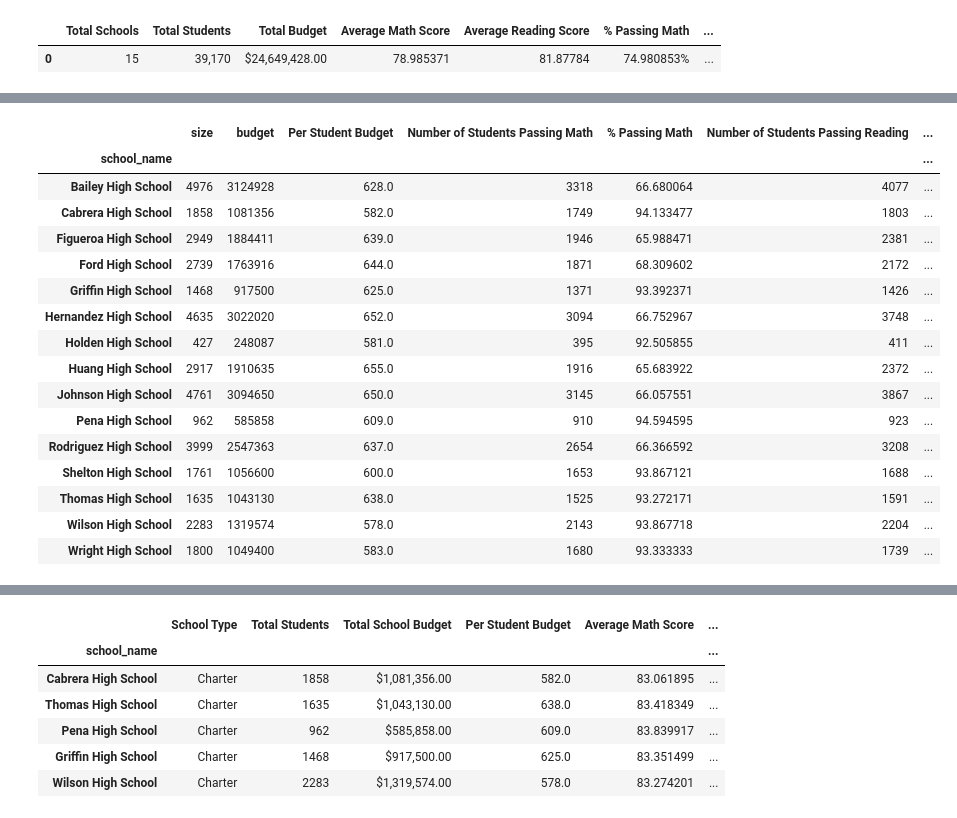
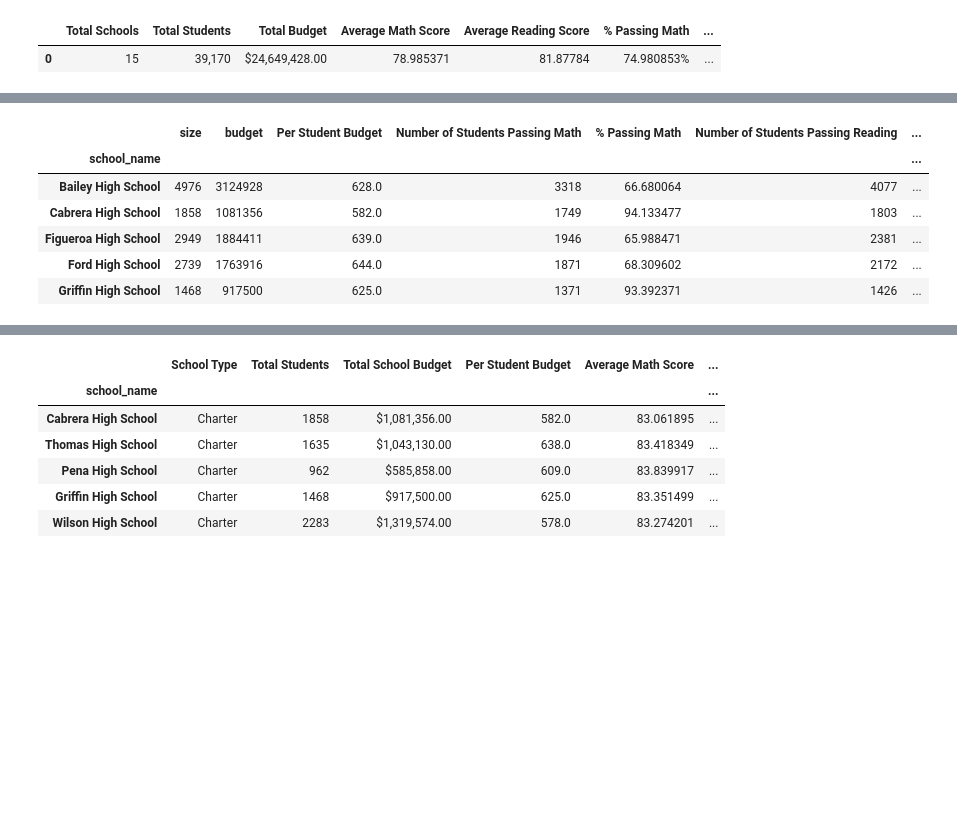
Before and after one commit to philipstubbs13/pandas-challenge, a Jupyter notebook: PyCitySchools/school_test_scores_analysis.ipynb, the cells around one changed output, grey strips where cells are left out. Cells and saved outputs as stored; diff of their text form; code cells hidden in the pictures; blank space fills up the shorter version.

```diff
--- a/PyCitySchools/school_test_scores_analysis.ipynb
+++ b/PyCitySchools/school_test_scores_analysis.ipynb
@@ -346,30 +304,20 @@ school_summary_merged
 # %%
 # Merge in average math and reading scores.
 school_summary_merged = pd.merge(
     school_summary_merged,
     school_comparison_average_scores,
     on=["school_name"]
 )
 
-school_summary_merged
+school_summary_merged.head()
 # %% [output]
 |  | size | budget | Per Student Budget | Number of Students Passing Math | % Passing Math | Number of Students Passing Reading | ... |
 | school_name |  |  |  |  |  |  | ... |
 | Bailey High School | 4976 | 3124928 | 628.0 | 3318 | 66.680064 | 4077 | ... |
 | Cabrera High School | 1858 | 1081356 | 582.0 | 1749 | 94.133477 | 1803 | ... |
 | Figueroa High School | 2949 | 1884411 | 639.0 | 1946 | 65.988471 | 2381 | ... |
 | Ford High School | 2739 | 1763916 | 644.0 | 1871 | 68.309602 | 2172 | ... |
 | Griffin High School | 1468 | 917500 | 625.0 | 1371 | 93.392371 | 1426 | ... |
-| Hernandez High School | 4635 | 3022020 | 652.0 | 3094 | 66.752967 | 3748 | ... |
-| Holden High School | 427 | 248087 | 581.0 | 395 | 92.505855 | 411 | ... |
-| Huang High School | 2917 | 1910635 | 655.0 | 1916 | 65.683922 | 2372 | ... |
-| Johnson High School | 4761 | 3094650 | 650.0 | 3145 | 66.057551 | 3867 | ... |
-| Pena High School | 962 | 585858 | 609.0 | 910 | 94.594595 | 923 | ... |
-| Rodriguez High School | 3999 | 2547363 | 637.0 | 2654 | 66.366592 | 3208 | ... |
-| Shelton High School | 1761 | 1056600 | 600.0 | 1653 | 93.867121 | 1688 | ... |
-| Thomas High School | 1635 | 1043130 | 638.0 | 1525 | 93.272171 | 1591 | ... |
-| Wilson High School | 2283 | 1319574 | 578.0 | 2143 | 93.867718 | 2204 | ... |
-| Wright High School | 1800 | 1049400 | 583.0 | 1680 | 93.333333 | 1739 | ... |
 # %%
 # Merge in school type column.
 school_summary_merged = pd.merge(
```
Also changed, not shown: parts of 29 cells of this notebook.
